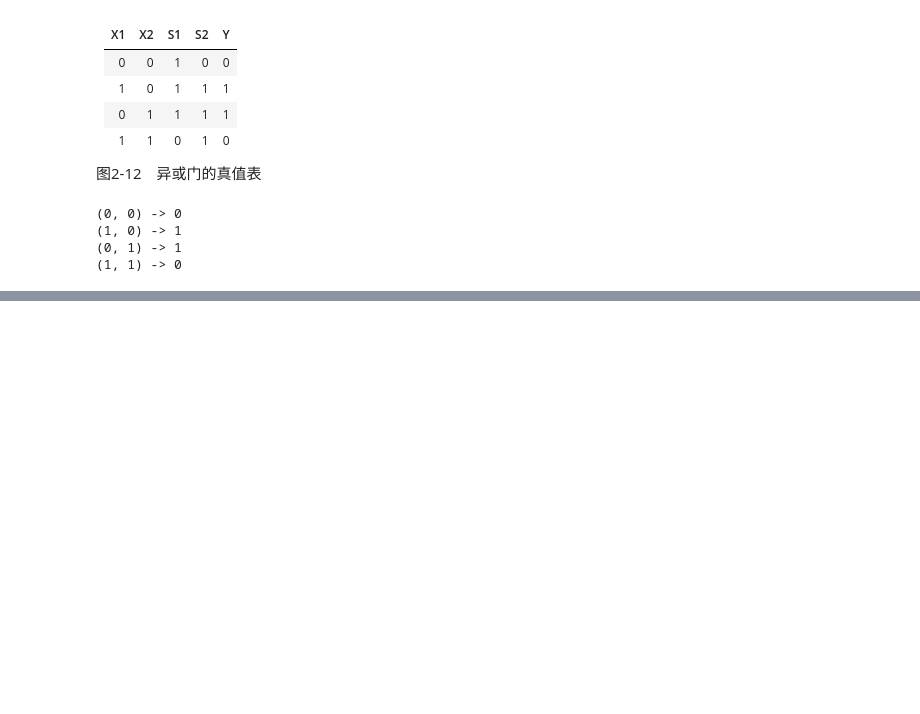
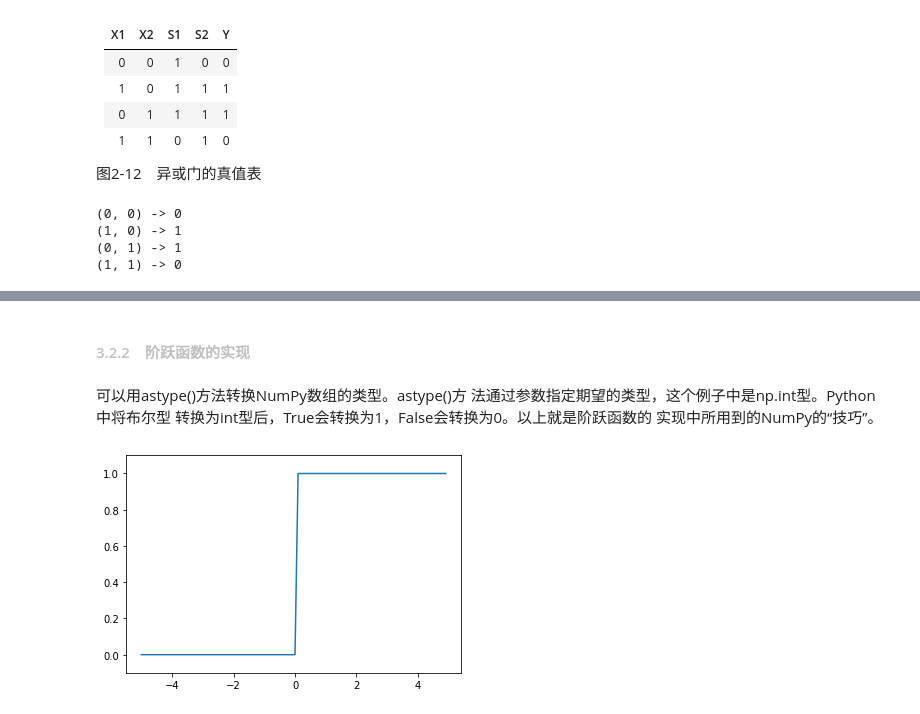
Before and after one commit to ocean5apphotmail/AiLearning, a Jupyter notebook: Deep_Learning_from_Scratch.ipynb, the cells around one changed output, grey strips where cells are left out. Drawn from its saved outputs; the diff is of its cells as text; code cells hidden in the pictures; blank space fills up the shorter version.

```diff
--- a/Deep_Learning_from_Scratch.ipynb
+++ b/Deep_Learning_from_Scratch.ipynb
@@ -200,0 +249,23 @@ if __name__ == '__main__':
+# %% [markdown]
+#### <font color = 'silver'>3.2.2　阶跃函数的实现</font>
+# %% [markdown]
+可以用astype()方法转换NumPy数组的类型。astype()方
+法通过参数指定期望的类型，这个例子中是np.int型。Python中将布尔型
+转换为int型后，True会转换为1，False会转换为0。以上就是阶跃函数的
+实现中所用到的NumPy的“技巧”。
+# %%
+# coding: utf-8
+import numpy as np
+import matplotlib.pylab as plt
+
+
+def step_function(x):
+    return np.array(x > 0, dtype=np.int)
+
+X = np.arange(-5.0, 5.0, 0.1)
+Y = step_function(X)
+plt.plot(X, Y)
+plt.ylim(-0.1, 1.1)  # 指定图中绘制的y轴的范围
+plt.show()
+# %% [output]
+[figure, added]
```
Also changed, not shown: parts of 16 cells of this notebook.
